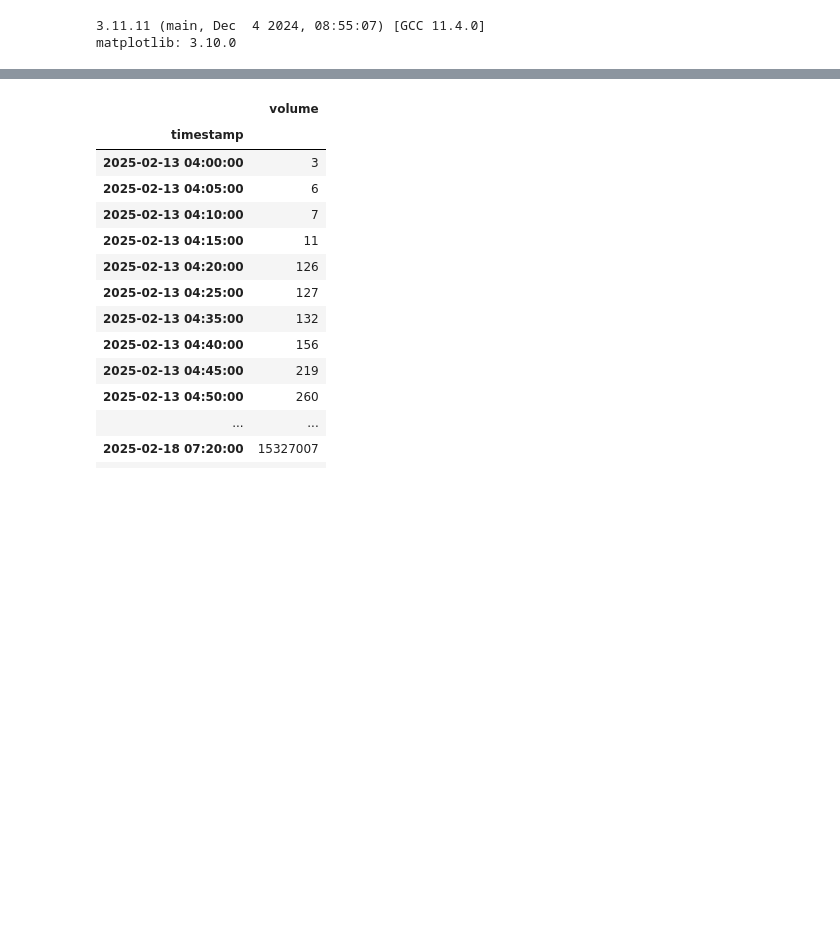
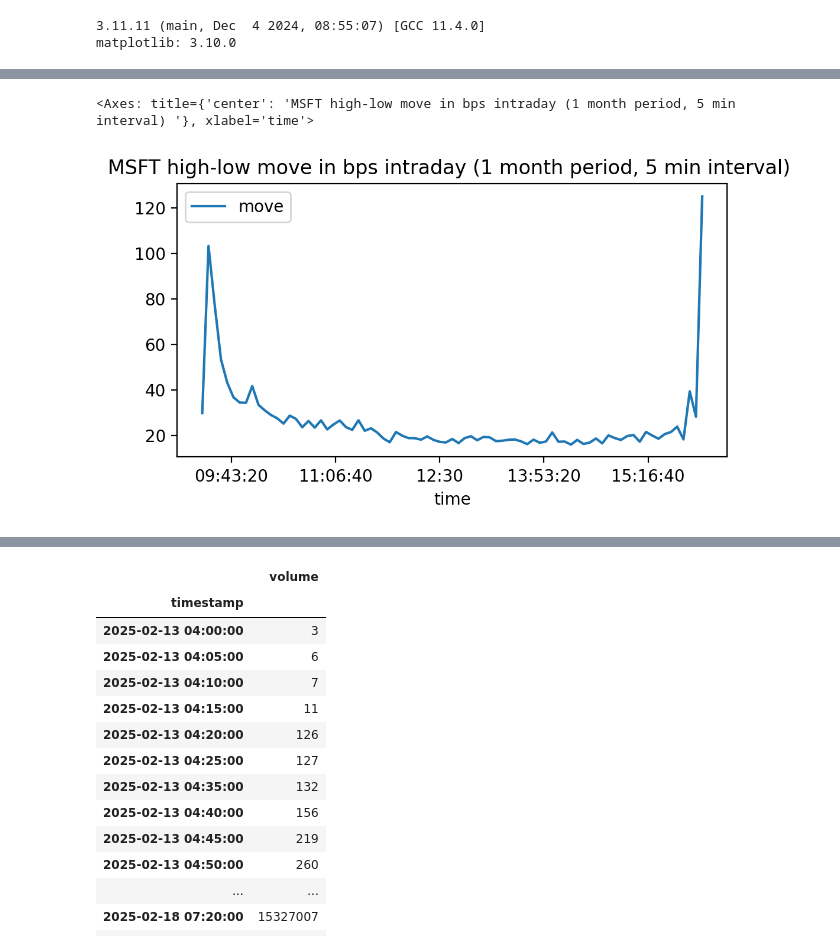
Before and after one commit to upadhyayvivek/MosekPortOpt, a Jupyter notebook: python/notebooks-colab/ch6_transaction_cost.ipynb, the cells around one changed output, grey strips where cells are left out. Cells and saved outputs as stored; diff of their text form; code cells hidden in the pictures; blank space fills up the shorter version.

```diff
--- a/python/notebooks-colab/ch6_transaction_cost.ipynb
+++ b/python/notebooks-colab/ch6_transaction_cost.ipynb
@@ -144,0 +143,6 @@ df.shape
+# %%
+pp = df[['time','move']].set_index(['time']).groupby(level=['time']).mean()
+pp[64:-47].plot(figsize=(6,3),title='MSFT high-low move in bps intraday (1 month period, 5 min interval) ')
+# %% [output]
+<Axes: title={'center': 'MSFT high-low move in bps intraday (1 month period, 5 min interval) '}, xlabel='time'>
+[figure, added]
```
Also changed, not shown: parts of 8 cells of this notebook.
